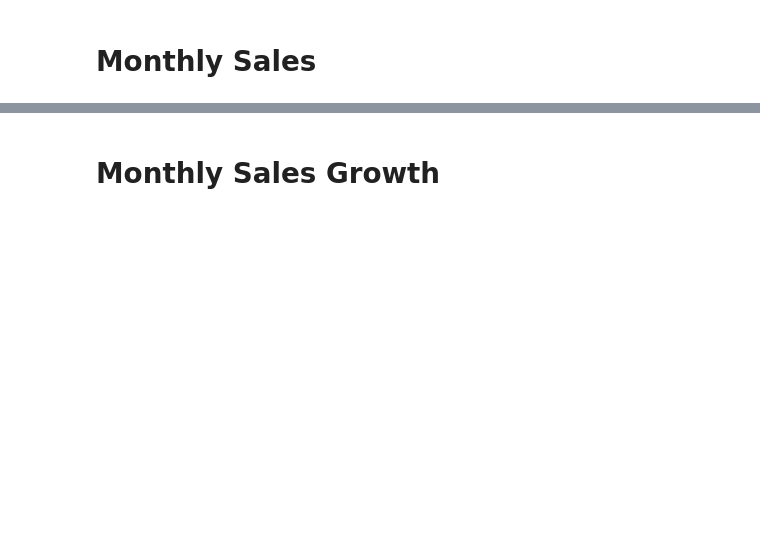
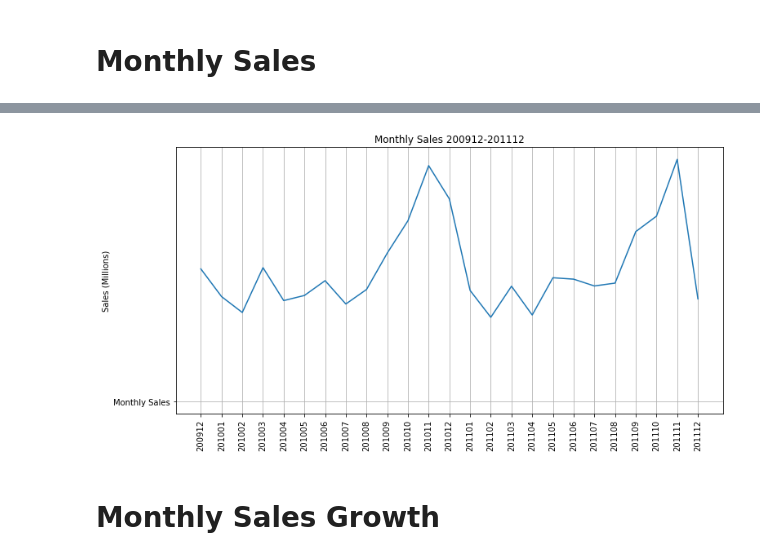
Before and after one commit to jarviscanada/jarvis_data_eng_NazaninAkbari, a Jupyter notebook: python_data_analytics/retail_data_analytics_wrangling.ipynb, the cells around one changed output, grey strips where cells are left out. Saved outputs shown, nothing was run; the diff lists cells and outputs as text; code cells hidden in the pictures; blank space fills up the shorter version.

```diff
--- a/python_data_analytics/retail_data_analytics_wrangling.ipynb
+++ b/python_data_analytics/retail_data_analytics_wrangling.ipynb
@@ -147,0 +270,7 @@ ParserError: Error tokenizing data. C error: Expected 1 fields in line 137, saw
+# %%
+# Create monthly sales dataframe
+filtered_data_df = retail_df[retail_df.quantity >= 0]
+sales = filtered_data_df['quantity'] * filtered_data_df['price']
+sales_df = pd.concat([retail_df, sales.rename('sales')], axis=1)
+monthly_sales = sales_df.groupby('YYYYMM').sales.sum()
+monthly_sales.head()
@@ -148,2 +285,14 @@ ParserError: Error tokenizing data. C error: Expected 1 fields in line 137, saw
+# %%
+#Plot the monthly sales data
+fig = plt.figure(figsize=(12,6))
+plt.plot(monthly_sales)
+plt.plot('Monthly Sales')
+plt.ylabel('Sales (Millions)')
+plt.xticks(rotation=90)
+plt.grid(True)
+plt.title("Monthly Sales 200912-201112")
+fig.show()
+# %% [output]
+[figure, added]
 # %% [markdown]
 # Monthly Sales Growth
```
Also changed, not shown: parts of 54 cells of this notebook, 10 other files.
